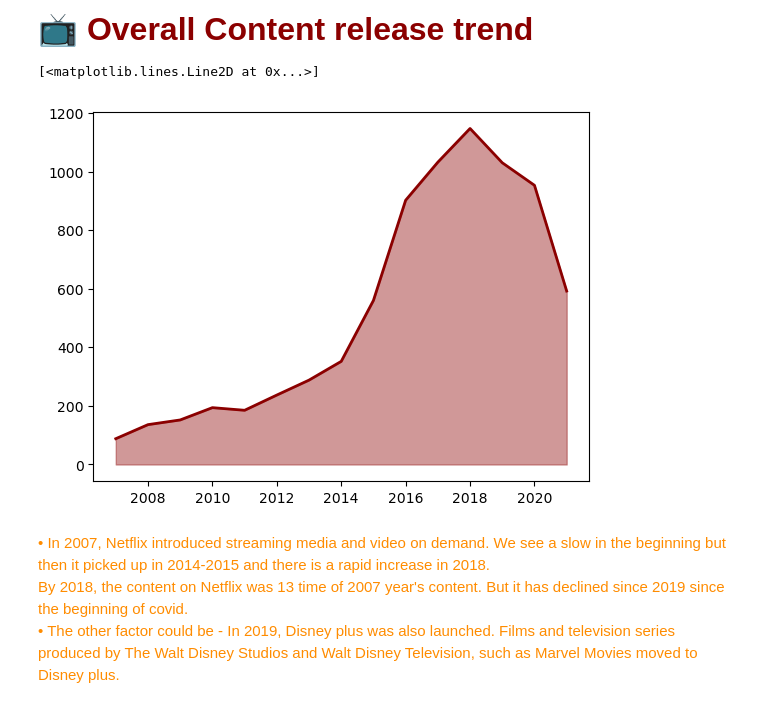
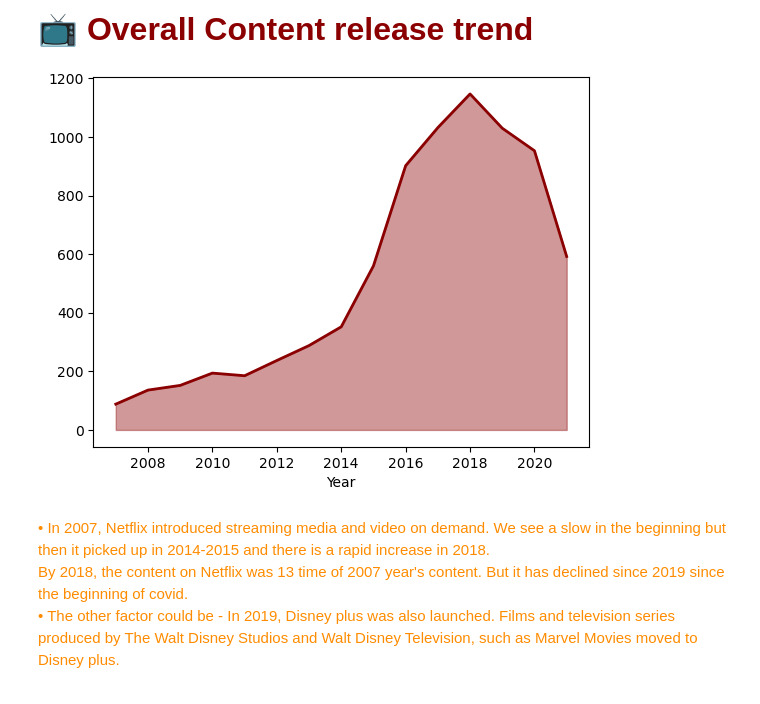
Before and after one commit to kabitadebnath8/AnalyticaHub, a Jupyter notebook: EDA on Netflix/Netflix.ipynb, the cells around one changed output. Saved outputs shown, nothing was run; the diff lists cells and outputs as text; code cells hidden in the pictures.

```diff
--- a/EDA on Netflix/Netflix.ipynb
+++ b/EDA on Netflix/Netflix.ipynb
@@ -135,14 +177,15 @@ and then Teens (TV-14).
 # %%
 netflix_2007 = df_netflix[df_netflix['release_year']>=2007]
 release_year_count = netflix_2007['release_year'].value_counts().sort_index()
 x = release_year_count.index
 y = release_year_count.values
 
 plt.fill_between(x, y, color='#a23333', alpha=0.5)  # Fill the area under the curve
 plt.plot(x, y, color='#8b0000', linewidth=2)
+plt.xlabel("Year")
+plt.show()
 # %% [output]
-[<matplotlib.lines.Line2D at 0x...>]
-[figure, old version]
+[figure, new version]
 # %% [markdown]
 <span style="color:#ff8c00; font-size:15px">
 • In 2007, Netflix introduced streaming media and video on demand. We see a slow in the beginning but then it picked up in 2014-2015 and there is a rapid increase in 2018.  <br>
```
Also changed, not shown: parts of 7 cells of this notebook.
